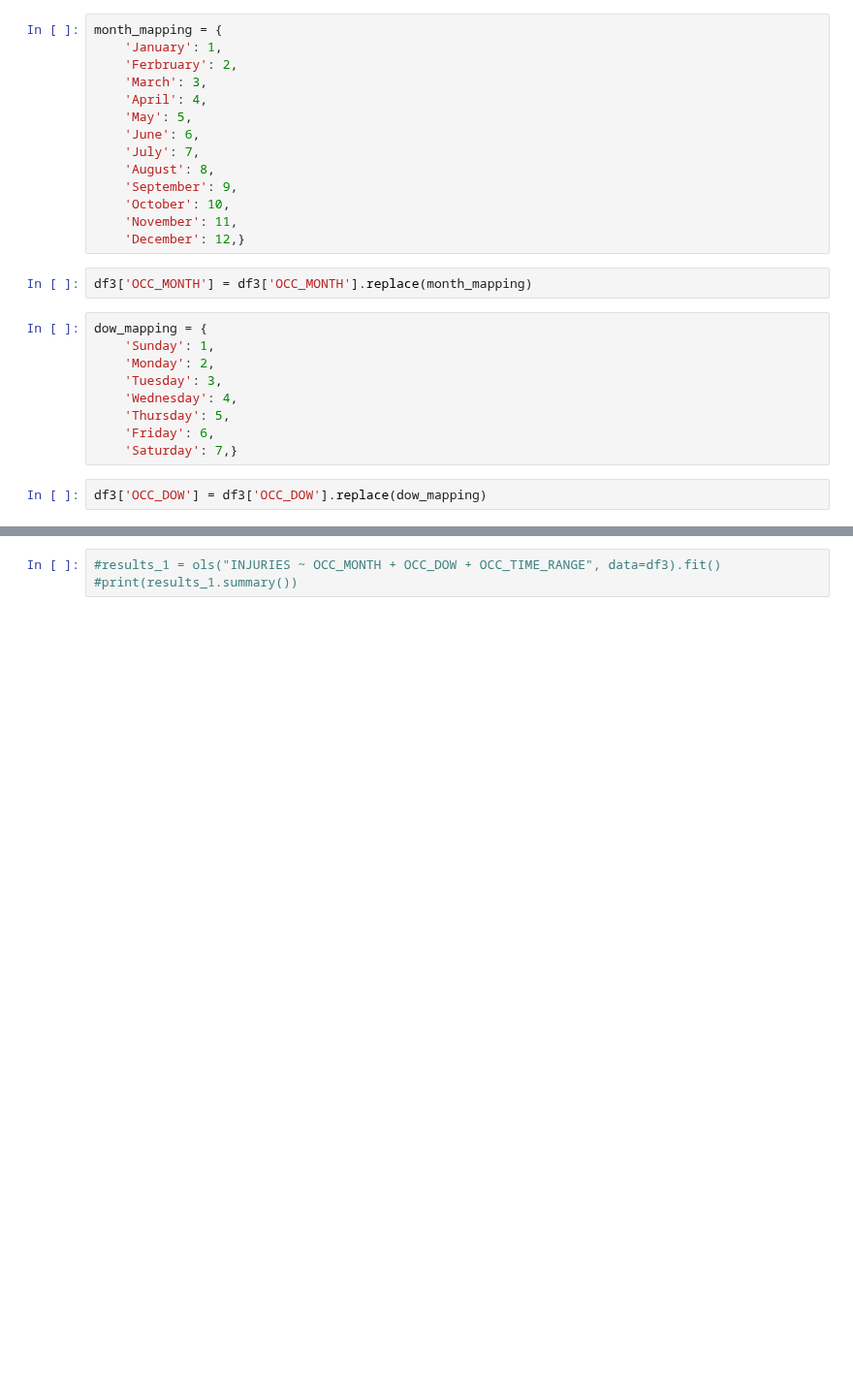
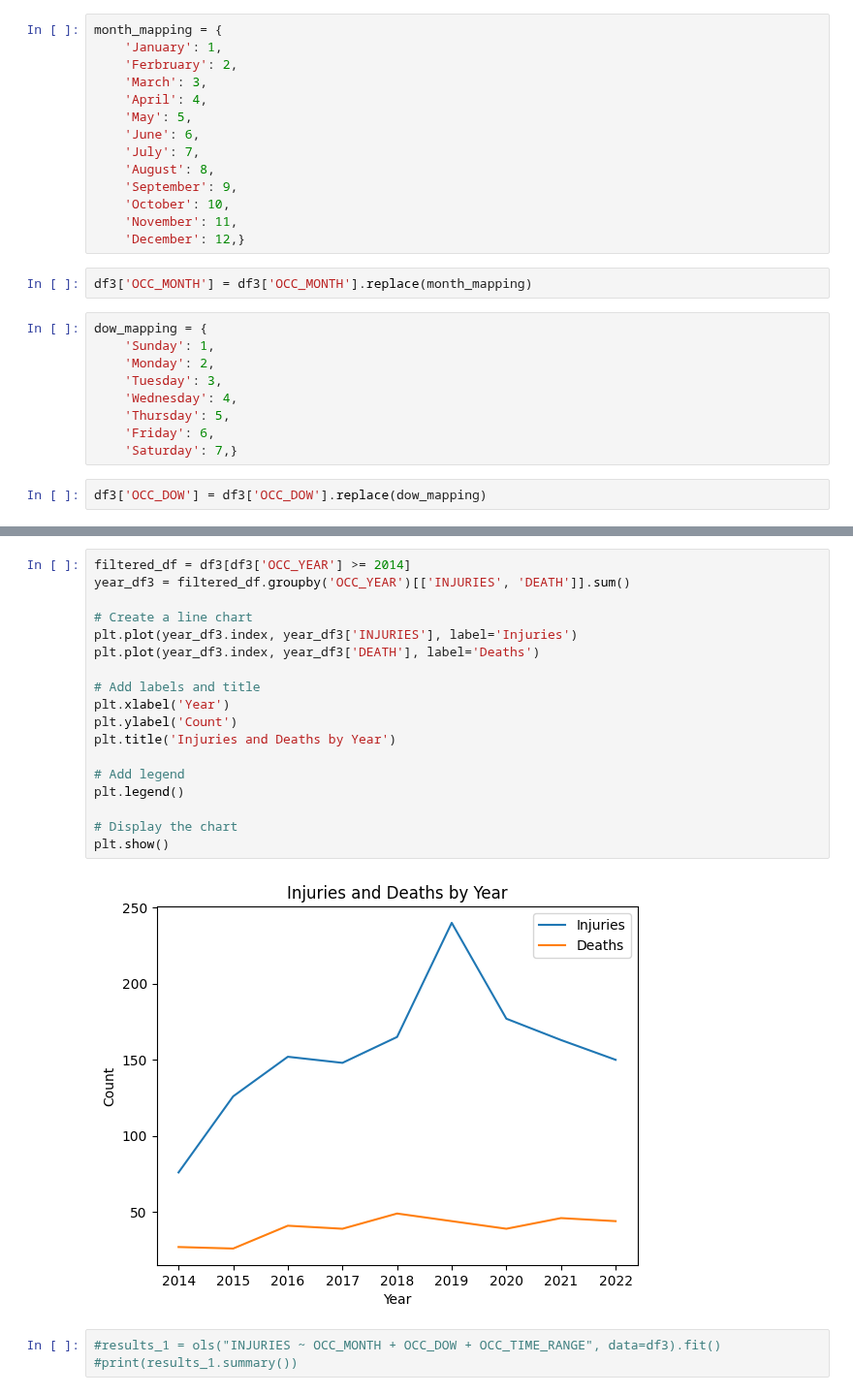
Before and after one commit to LLF00/datascience1, a Jupyter notebook: gunfire_datacleaning (2).ipynb, the cells around one changed output, grey strips where cells are left out. Shown at 97% size. Saved outputs shown, nothing was run; the diff lists cells and outputs as text; blank space fills up the shorter version.

```diff
--- a/gunfire_datacleaning (2).ipynb
+++ b/gunfire_datacleaning (2).ipynb
@@ -378,3 +490,23 @@ df3['OCC_DOW'] = df3['OCC_DOW'].replace(dow_mapping)
+# %%
+filtered_df = df3[df3['OCC_YEAR'] >= 2014]
+year_df3 = filtered_df.groupby('OCC_YEAR')[['INJURIES', 'DEATH']].sum()
+
+# Create a line chart
+plt.plot(year_df3.index, year_df3['INJURIES'], label='Injuries')
+plt.plot(year_df3.index, year_df3['DEATH'], label='Deaths')
+
+# Add labels and title
+plt.xlabel('Year')
+plt.ylabel('Count')
+plt.title('Injuries and Deaths by Year')
+
+# Add legend
+plt.legend()
+
+# Display the chart
+plt.show()
+# %% [output]
+[figure, added]
 # %%
 #results_1 = ols("INJURIES ~ OCC_MONTH + OCC_DOW + OCC_TIME_RANGE", data=df3).fit()
 #print(results_1.summary())
```
Also changed, not shown: parts of 10 cells of this notebook.
